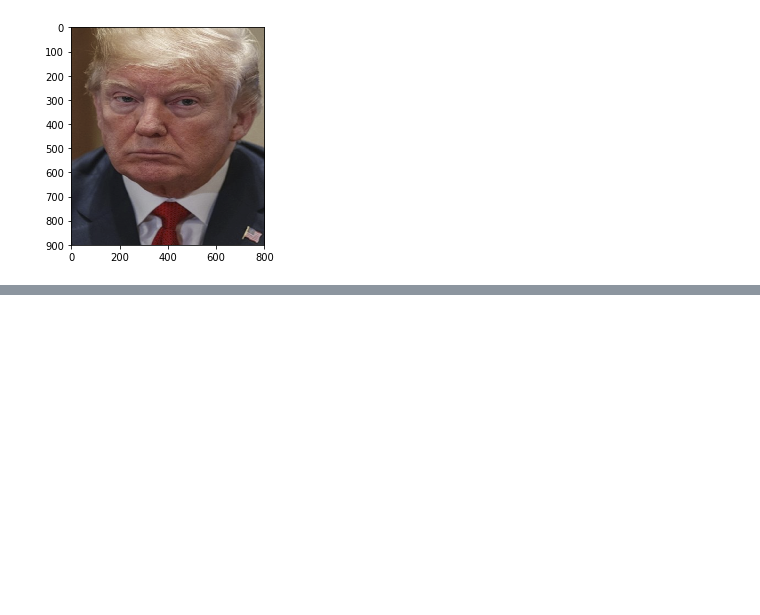
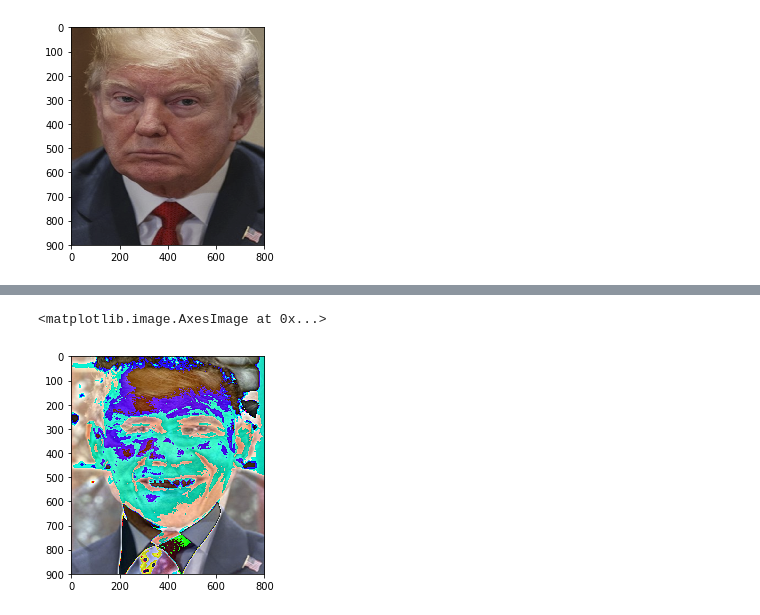
Before and after one commit to mneira10/IBIO4490, a Jupyter notebook: 04-Hybrid/Solucion.ipynb, the cells around one changed output, grey strips where cells are left out. Saved outputs shown, nothing was run; the diff lists cells and outputs as text; code cells hidden in the pictures; blank space fills up the shorter version.

```diff
--- a/04-Hybrid/Solucion.ipynb
+++ b/04-Hybrid/Solucion.ipynb
@@ -135,0 +122,7 @@ array([[[212, 249, 144],
+# %%
+hybrid = trump+obama
+# %%
+plt.imshow(hybrid)
+# %% [output]
+<matplotlib.image.AxesImage at 0x...>
+[figure, added]
```
Also changed, not shown: parts of 21 cells of this notebook, 4 other files.
